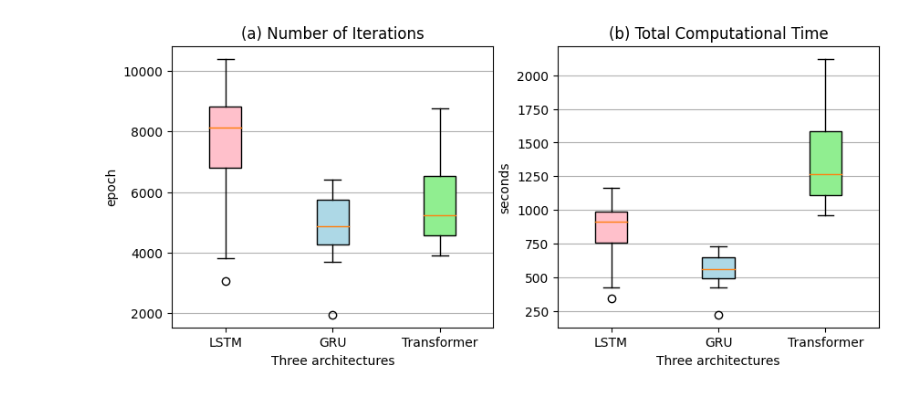
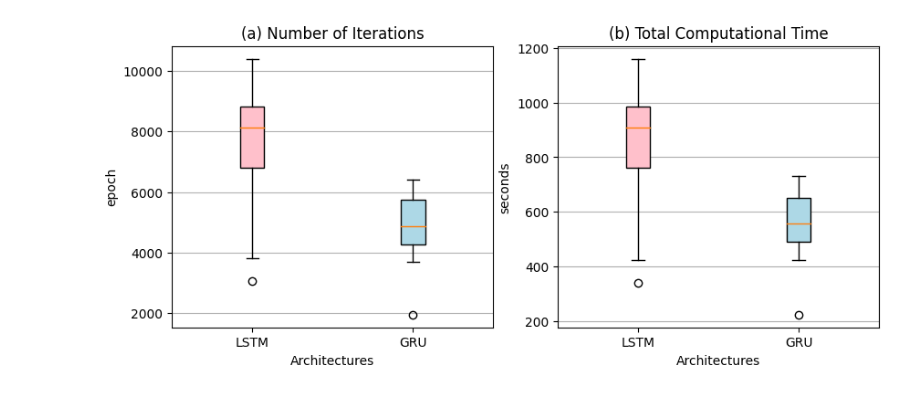
Before and after one commit to Zihan-Xu527/Comparative-Analysis-for-SINN, a Jupyter notebook: Double_well-boxplots.ipynb, the cells around one changed output. Saved outputs shown, nothing was run; the diff lists cells and outputs as text; code cells hidden in the pictures.

```diff
--- a/Double_well-boxplots.ipynb
+++ b/Double_well-boxplots.ipynb
@@ -10,41 +10,44 @@ LSTM_time = [340,910,880,943,1010,910,720,998,1161,424]
 GRU_iter = [6000,4250,4450,5850,1950,6400,5300,5400,3700,4350]
 GRU_time = [660,487,508,668,223,732,606,617,423,497]
 
-Transformer_iter = [7250,5350,8750,5700,4450,5100,4250,6800,3900,4900]
-Transforme_time = [1765,1296,2122,1381,1080,1236,1040,1650,957,1189]
+# Transformer_iter = [7250,5350,8750,5700,4450,5100,4250,6800,3900,4900]
+# Transforme_time = [1765,1296,2122,1381,1080,1236,1040,1650,957,1189]
 
-niter=[LSTM_iter,GRU_iter,Transformer_iter]
-time=[LSTM_time,GRU_time,Transforme_time]
-labels =['LSTM','GRU','Transformer']
-
+# niter=[LSTM_iter,GRU_iter,Transformer_iter]
+# time=[LSTM_time,GRU_time,Transforme_time]
+# labels =['LSTM','GRU','Transformer']
+niter=[LSTM_iter,GRU_iter]
+time=[LSTM_time,GRU_time]
+labels =['LSTM','GRU']
 fig, (ax1, ax2) = plt.subplots(nrows=1, ncols=2, figsize=(10, 4))
 
 bplot1 = ax1.boxplot(niter,
                      vert=True,  # vertical box alignment
                      patch_artist=True,  # fill with color
                      labels=labels)  # will be used to label x-ticks
 ax1.set_title('(a) Number of Iterations')
 
 bplot2 = ax2.boxplot(time,
                      vert=True,  # vertical box alignment
                      patch_artist=True,  # fill with color
                      labels=labels)  # will be used to label x-ticks
 ax2.set_title('(b) Total Computational Time')
 
 # fill with colors
 colors = ['pink', 'lightblue', 'lightgreen']
 for bplot in (bplot1, bplot2):
     for patch, color in zip(bplot['boxes'], colors):
         patch.set_facecolor(color)
 
 # adding horizontal grid lines
 for ax in [ax1, ax2]:
     ax.yaxis.grid(True)
-    ax.set_xlabel('Three architectures')
-    ax.set_ylabel('Observed values')
+    ax.set_xlabel('Architectures')
+#     ax.set_xlabel('Three architectures')
+#     ax.set_ylabel('Observed values')
 
 ax1.set_ylabel('epoch')
 ax2.set_ylabel('seconds')
 plt.show()
 # %% [output]
-[figure, old version]
+[figure, new version]
```
Also changed, not shown: 6 other files.
